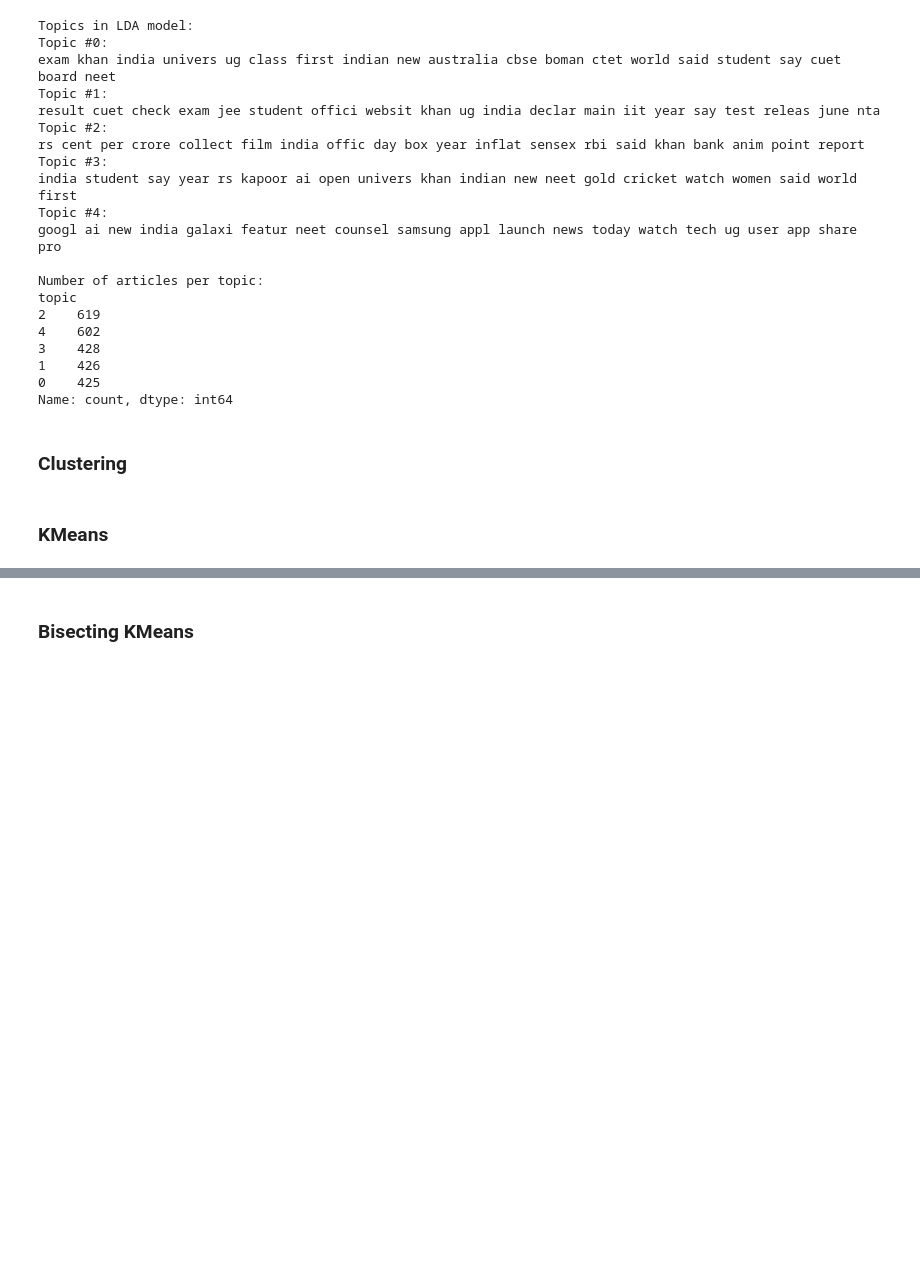
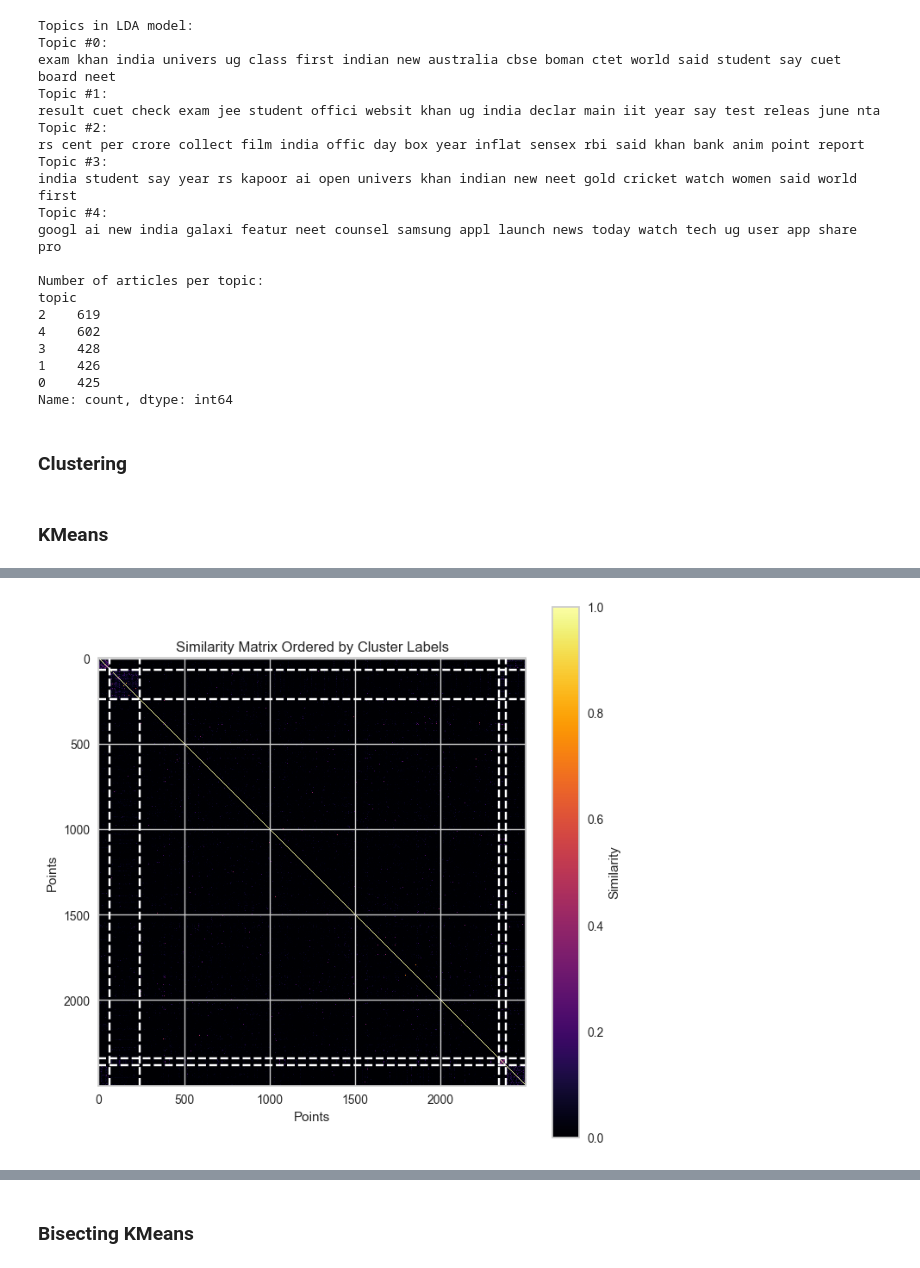
Before and after one commit to MaksimKarnaukh/DataMining, a Jupyter notebook: Assignment3/src/clustering.ipynb, the cells around one changed output, grey strips where cells are left out. Drawn from its saved outputs; the diff is of its cells as text; code cells hidden in the pictures; blank space fills up the shorter version.

```diff
--- a/Assignment3/src/clustering.ipynb
+++ b/Assignment3/src/clustering.ipynb
@@ -326,3 +327,7 @@ cp.plot_clusters_3d_all(df, cluster_labels)
+# %%
+cv.cv_similarity_matrix(df, cluster_labels, metric='precomputed')
+# %% [output]
+[figure, added]
 # %%
 centroids = kmeans.cluster_centers_
 feature_names = vectorizer.get_feature_names_out()
```
Also changed, not shown: parts of 57 cells of this notebook, 2 other files.
